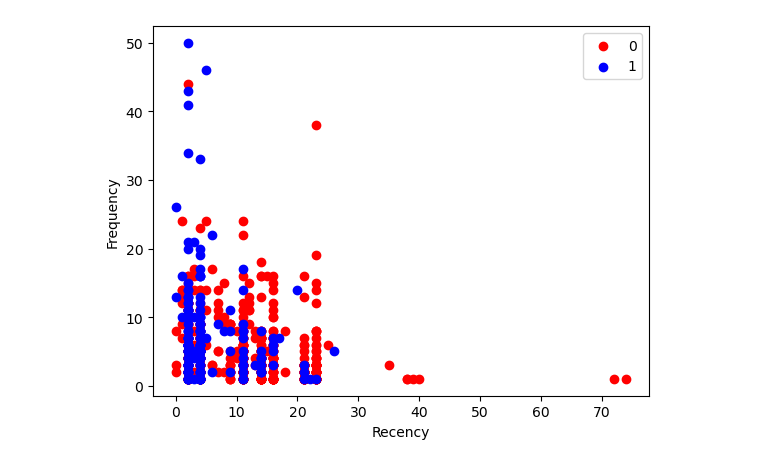
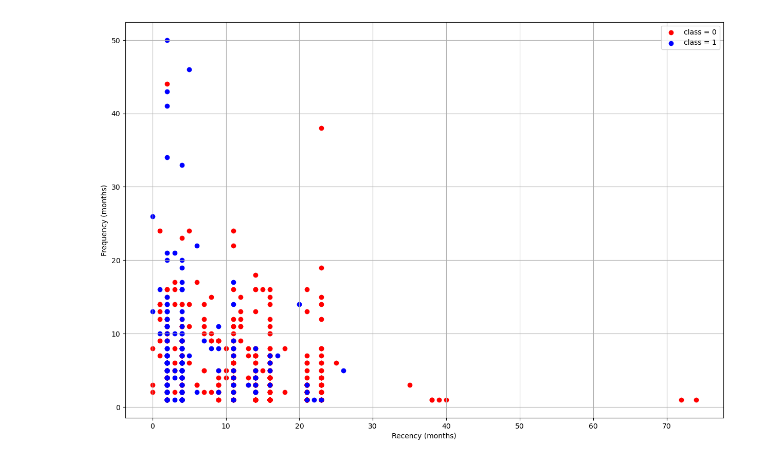
Before and after one commit to Nuraly1503/Data-Analytics, a Jupyter notebook: DA03/3-1.ipynb, the cells around one changed output. Drawn from its saved outputs; the diff is of its cells as text; code cells hidden in the pictures.

```diff
--- a/DA03/3-1.ipynb
+++ b/DA03/3-1.ipynb
@@ -9,14 +9,19 @@ df = pd.read_csv('blood_transfusion.csv', na_values=['NA', 'null', '', 'NULL'])
 # %%
 df.describe()
 loc_df_class_0 = df.loc[df['class'] == 0]
 loc_df_class_1 = df.loc[df['class'] == 1]
 
 # plot the data showing the difference in the two classes 0 and 1
-plt.boxplot(loc_df_class_0['months_since_last_donation'], loc_df_class_0['total_number_of_donations'], color='red', label='0')
-plt.boxplotx(loc_df_class_1['months_since_last_donation'], loc_df_class_1['total_number_of_donations'], color='blue', label='1')
-plt.xlabel('Recency')
-plt.ylabel('Frequency')
+# make the graph bigger to see the data more clearly
+# insert so that graph shows all intergers on the x and y axis
+plt.figure(figsize=(15, 10))
+plt.scatter(loc_df_class_0['months_since_last_donation'], loc_df_class_0['total_number_of_donations'], color='red', label='class = 0')
+plt.scatter(loc_df_class_1['months_since_last_donation'], loc_df_class_1['total_number_of_donations'], color='blue', label='class = 1')
+plt.xlabel('Recency (months)')
+plt.ylabel('Frequency (months)')
 plt.legend()
+plt.grid()
+
 plt.show()
 # %% [output]
-[figure, old version]
+[figure, new version]
```
Also changed, not shown: parts of 2 cells of this notebook.
